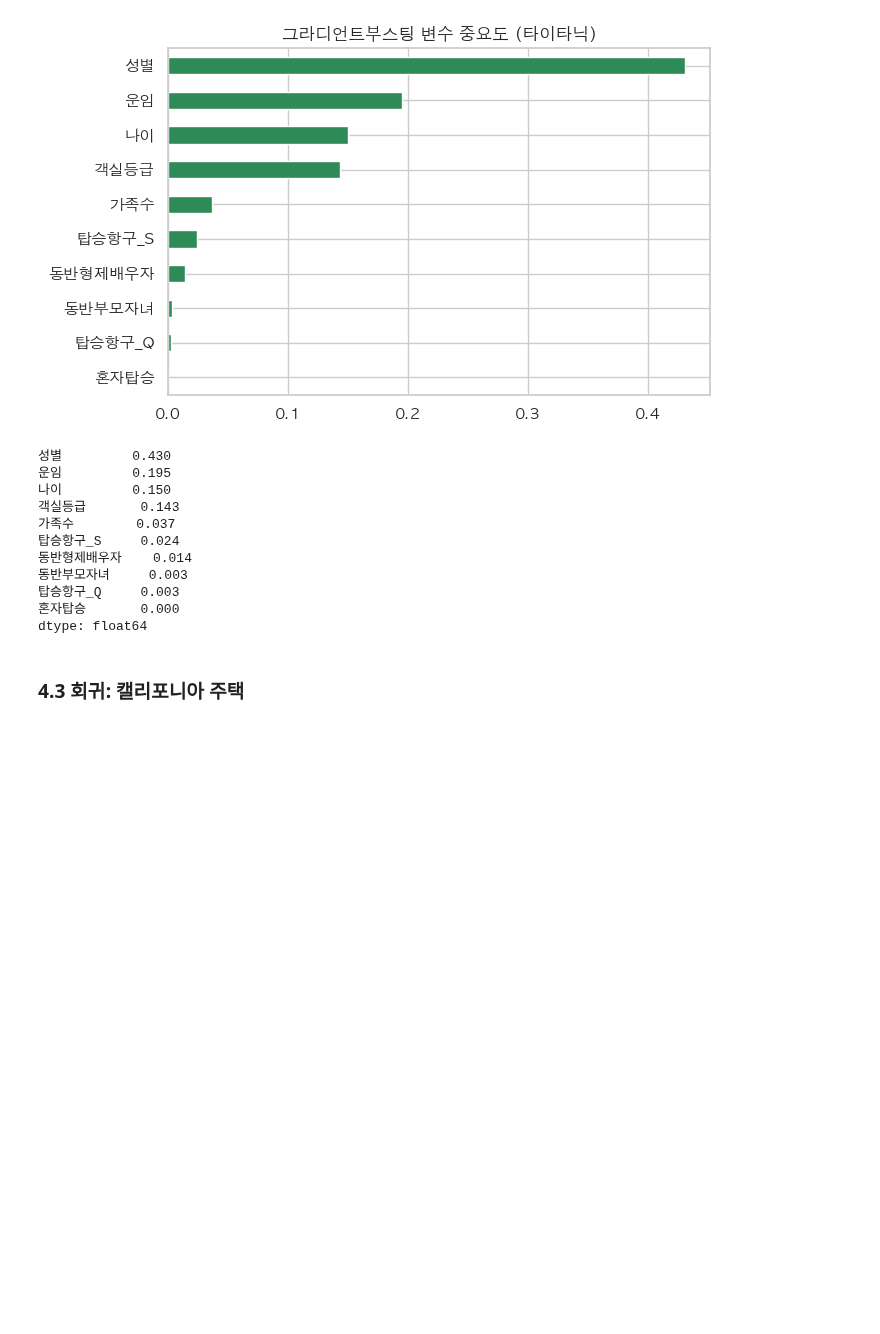
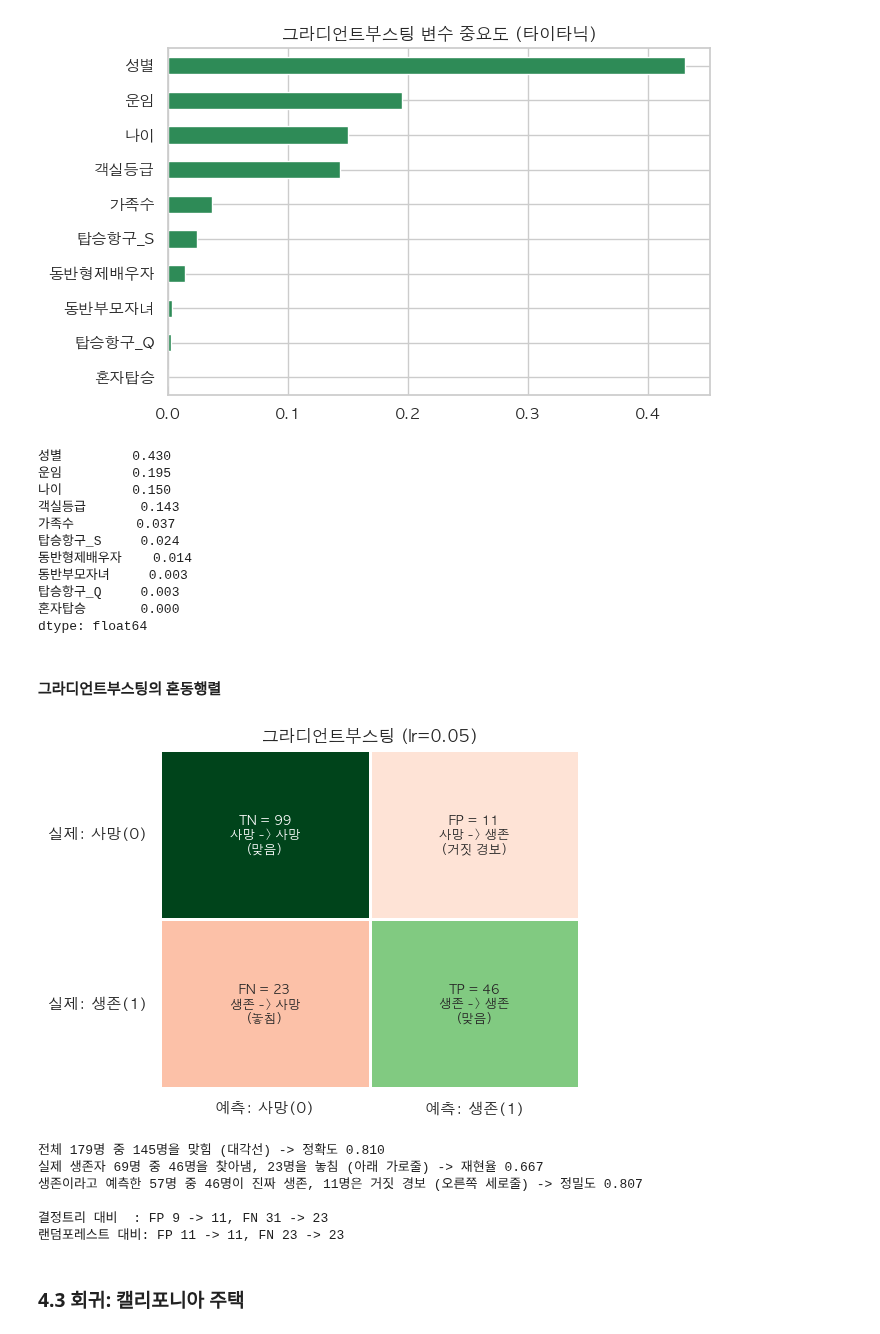
Before and after one commit to icesnake72/aice, a Jupyter notebook: aice_course/06_지도학습II_트리_앙상블.ipynb, the cells around one changed output. Saved outputs shown, nothing was run; the diff lists cells and outputs as text; code cells hidden in the pictures; blank space fills up the shorter version.

```diff
--- a/aice_course/06_지도학습II_트리_앙상블.ipynb
+++ b/aice_course/06_지도학습II_트리_앙상블.ipynb
@@ -833,6 +1053,20 @@ plot_importance(gb_tuned, Xc_train.columns, "그라디언트부스팅 변수 중
 탑승항구_Q     0.003
 혼자탑승       0.000
 dtype: float64
+# %% [markdown]
+#### 그라디언트부스팅의 혼동행렬
+# %%
+cm_gb = plot_confusion(gb_tuned, "그라디언트부스팅 (lr=0.05)")
+print(f"\n결정트리 대비  : FP {cm_tree['FP']} -> {cm_gb['FP']}, FN {cm_tree['FN']} -> {cm_gb['FN']}")
+print(f"랜덤포레스트 대비: FP {cm_rf['FP']} -> {cm_gb['FP']}, FN {cm_rf['FN']} -> {cm_gb['FN']}")
+# %% [output]
+[figure, added]
+전체 179명 중 145명을 맞힘 (대각선) -> 정확도 0.810
+실제 생존자 69명 중 46명을 찾아냄, 23명을 놓침 (아래 가로줄) -> 재현율 0.667
+생존이라고 예측한 57명 중 46명이 진짜 생존, 11명은 거짓 경보 (오른쪽 세로줄) -> 정밀도 0.807
+
+결정트리 대비  : FP 9 -> 11, FN 31 -> 23
+랜덤포레스트 대비: FP 11 -> 11, FN 23 -> 23
 # %% [markdown]
 ### 4.3 회귀: 캘리포니아 주택
 # %%
```
Also changed, not shown: parts of 23 cells of this notebook, 1 other file.
